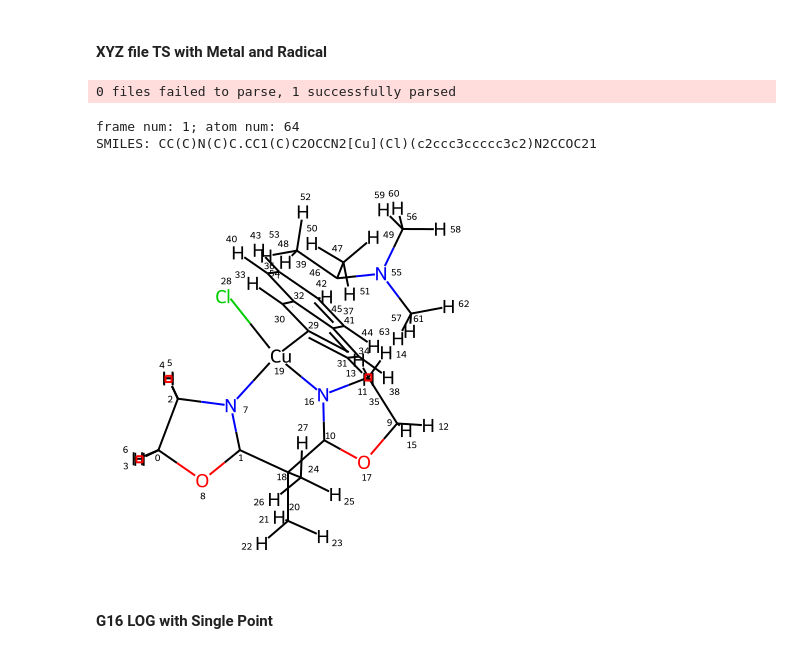
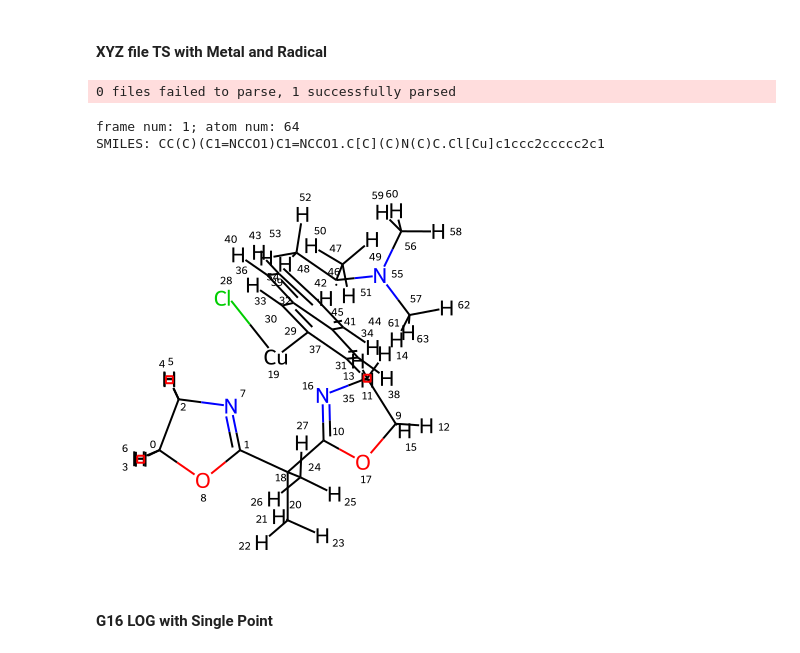
Before and after one commit to gentle1999/MolOP, a Jupyter notebook: tutorial/get_start.ipynb, the cells around one changed output. Drawn from its saved outputs; the diff is of its cells as text; code cells hidden in the pictures.

```diff
--- a/tutorial/get_start.ipynb
+++ b/tutorial/get_start.ipynb
@@ -181,15 +180,16 @@ new_files.to_summary_df()
 # %%
 from molop import AutoParser
 
-test_xyz_file = AutoParser("../tests/test_files/xyz/test.xyz", charge=0, multiplicity=3)
+test_xyz_file = AutoParser(
+    "../tests/test_files/xyz/test.xyz", charge=0, multiplicity=3)
 print(f"frame num: {len(test_xyz_file)}; atom num: {len(test_xyz_file[0][0])}")
 print(f"SMILES: {test_xyz_file[0][0].to_standard_SMILES()}")
 test_xyz_file[0][0].rdmol
 # %% [output]
 0 files failed to parse, 1 successfully parsed
 frame num: 1; atom num: 64
-SMILES: CC(C)N(C)C.CC1(C)C2OCCN2[Cu](Cl)(c2ccc3ccccc3c2)N2CCOC21
+SMILES: CC(C)(C1=NCCO1)C1=NCCO1.C[C](C)N(C)C.Cl[Cu]c1ccc2ccccc2c1
-[figure, old version]
+[figure, new version]
 # %% [markdown]
 #### G16 LOG with Single Point
 # %%
```
Also changed, not shown: parts of 9 cells of this notebook, 11 other files.
